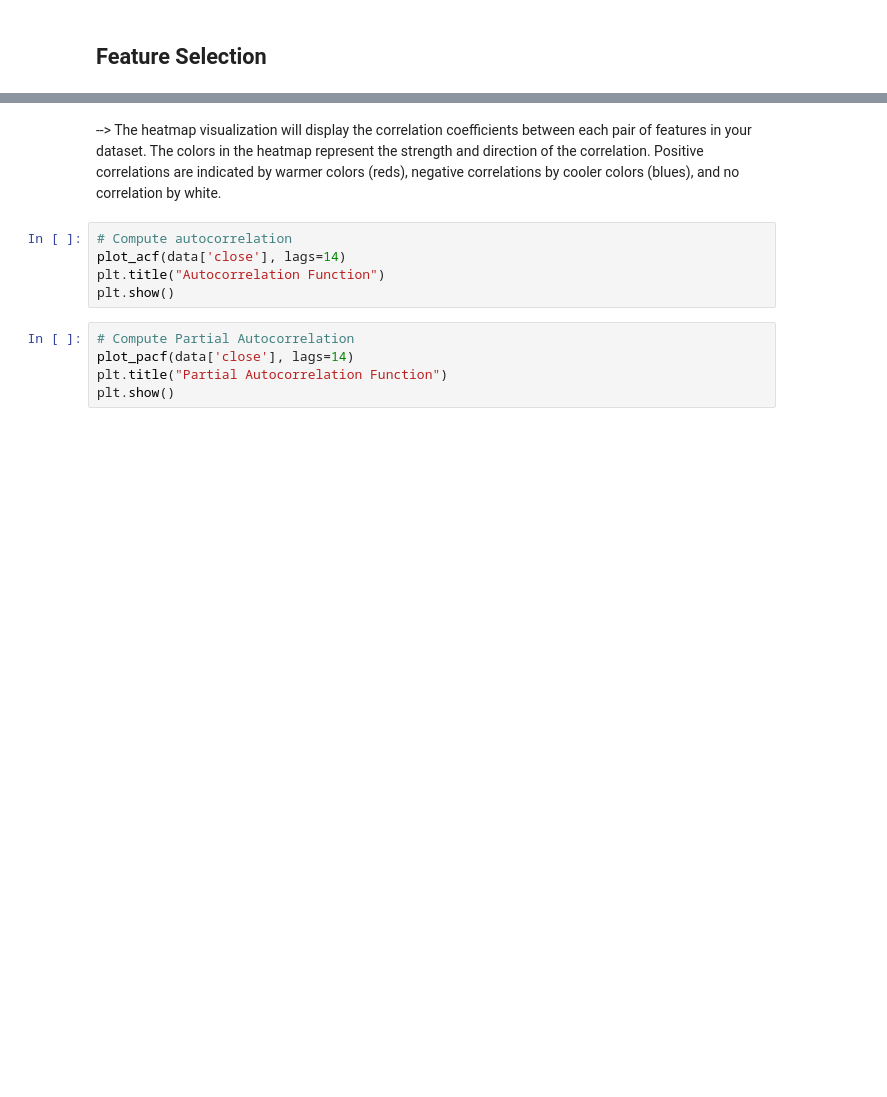
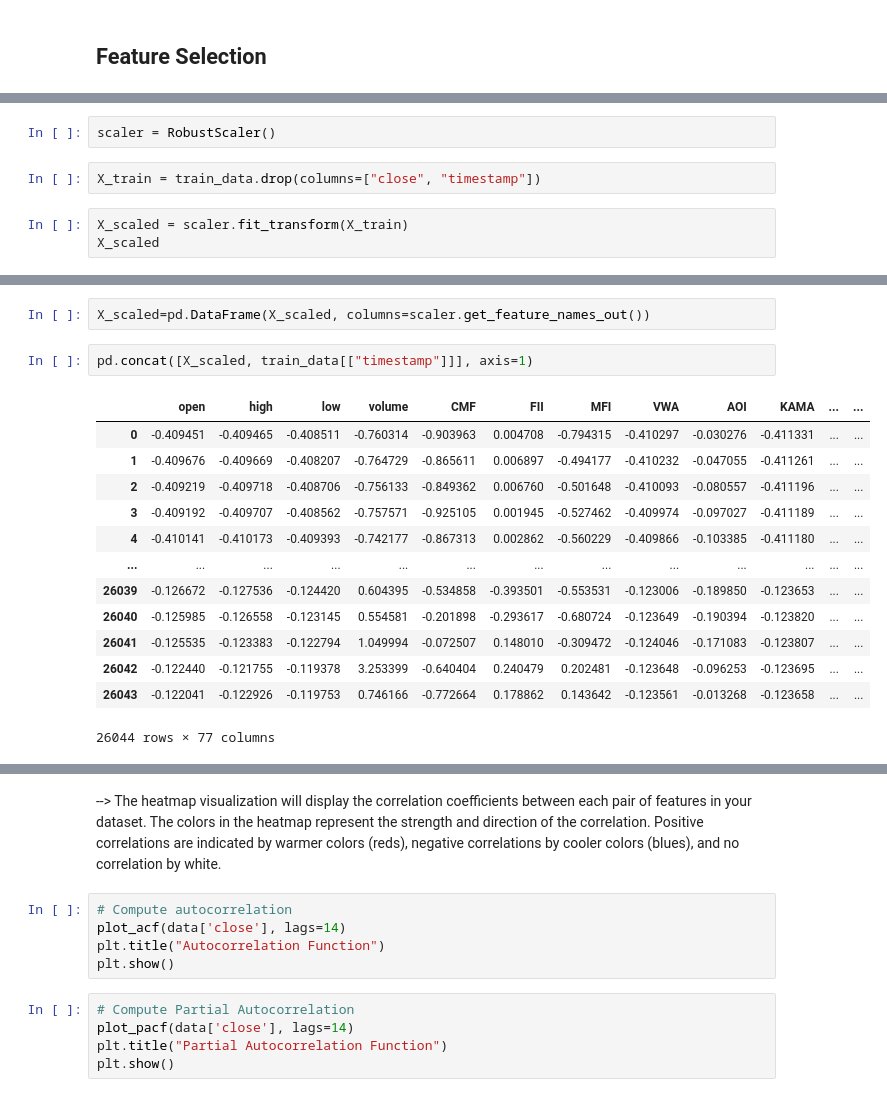
Before and after one commit to MehmetSever09/assist_trader, a Jupyter notebook: notebook/Feature Selection - Completed Dataset .ipynb, the cells around one changed output, grey strips where cells are left out. Drawn from its saved outputs; the diff is of its cells as text; blank space fills up the shorter version.

```diff
--- a/notebook/Feature Selection - Completed Dataset .ipynb
+++ b/notebook/Feature Selection - Completed Dataset .ipynb
@@ -14,0 +55,7 @@ from statsmodels.tsa.stattools import grangercausalitytests
+# %%
+scaler = RobustScaler()
+# %%
+X_train = train_data.drop(columns=["close", "timestamp"])
+# %%
+X_scaled = scaler.fit_transform(X_train)
+X_scaled
@@ -14,0 +76,18 @@ from statsmodels.tsa.stattools import grangercausalitytests
+# %%
+X_scaled=pd.DataFrame(X_scaled, columns=scaler.get_feature_names_out())
+# %%
+pd.concat([X_scaled, train_data[["timestamp"]]], axis=1)
+# %% [output]
+|  | open | high | low | volume | CMF | FII | MFI | VWA | AOI | KAMA | ... | ... |
+| 0 | -0.409451 | -0.409465 | -0.408511 | -0.760314 | -0.903963 | 0.004708 | -0.794315 | -0.410297 | -0.030276 | -0.411331 | ... | ... |
+| 1 | -0.409676 | -0.409669 | -0.408207 | -0.764729 | -0.865611 | 0.006897 | -0.494177 | -0.410232 | -0.047055 | -0.411261 | ... | ... |
+| 2 | -0.409219 | -0.409718 | -0.408706 | -0.756133 | -0.849362 | 0.006760 | -0.501648 | -0.410093 | -0.080557 | -0.411196 | ... | ... |
+| 3 | -0.409192 | -0.409707 | -0.408562 | -0.757571 | -0.925105 | 0.001945 | -0.527462 | -0.409974 | -0.097027 | -0.411189 | ... | ... |
+| 4 | -0.410141 | -0.410173 | -0.409393 | -0.742177 | -0.867313 | 0.002862 | -0.560229 | -0.409866 | -0.103385 | -0.411180 | ... | ... |
+| ... | ... | ... | ... | ... | ... | ... | ... | ... | ... | ... | ... | ... |
+| 26039 | -0.126672 | -0.127536 | -0.124420 | 0.604395 | -0.534858 | -0.393501 | -0.553531 | -0.123006 | -0.189850 | -0.123653 | ... | ... |
+| 26040 | -0.125985 | -0.126558 | -0.123145 | 0.554581 | -0.201898 | -0.293617 | -0.680724 | -0.123649 | -0.190394 | -0.123820 | ... | ... |
+| 26041 | -0.125535 | -0.123383 | -0.122794 | 1.049994 | -0.072507 | 0.148010 | -0.309472 | -0.124046 | -0.171083 | -0.123807 | ... | ... |
+| 26042 | -0.122440 | -0.121755 | -0.119378 | 3.253399 | -0.640404 | 0.240479 | 0.202481 | -0.123648 | -0.096253 | -0.123695 | ... | ... |
+| 26043 | -0.122041 | -0.122926 | -0.119753 | 0.746166 | -0.772664 | 0.178862 | 0.143642 | -0.123561 | -0.013268 | -0.123658 | ... | ... |
+26044 rows × 77 columns
```
Also changed, not shown: parts of 16 cells of this notebook, 2 other files.
